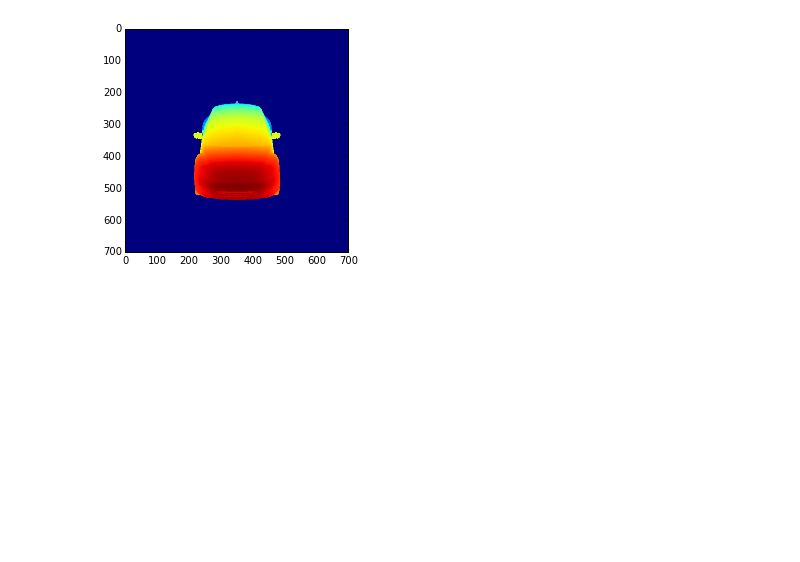
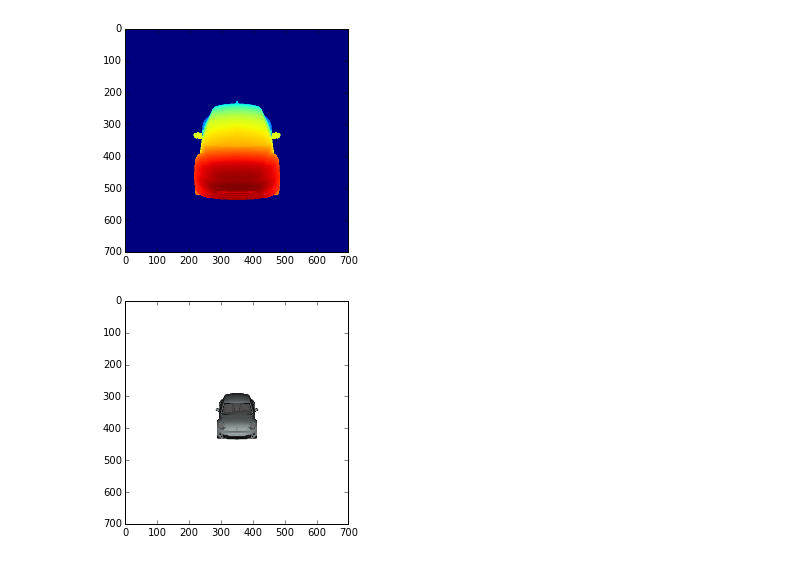
Before and after one commit to Harvyh/OSGRenderer, a Jupyter notebook: demo.ipynb, the cells around one changed output. Saved outputs shown, nothing was run; the diff lists cells and outputs as text; code cells hidden in the pictures; blank space fills up the shorter version.

```diff
--- a/demo.ipynb
+++ b/demo.ipynb
@@ -48,3 +52,13 @@ plt.imshow(1-depth)
 plt.show()
 # %% [output]
 [figure]
+# %%
+# No need to select model if you keep render the current model
+x.setViewpoint(azimuth,elevation,yaw,2,field_of_view)
+rendering, _ = x.render()
+rendering = rendering.transpose((2,1,0))
+
+plt.imshow(rendering)
+plt.show()
+# %% [output]
+[figure, added]
```
Also changed, not shown: parts of 2 cells of this notebook, 1 other file.
